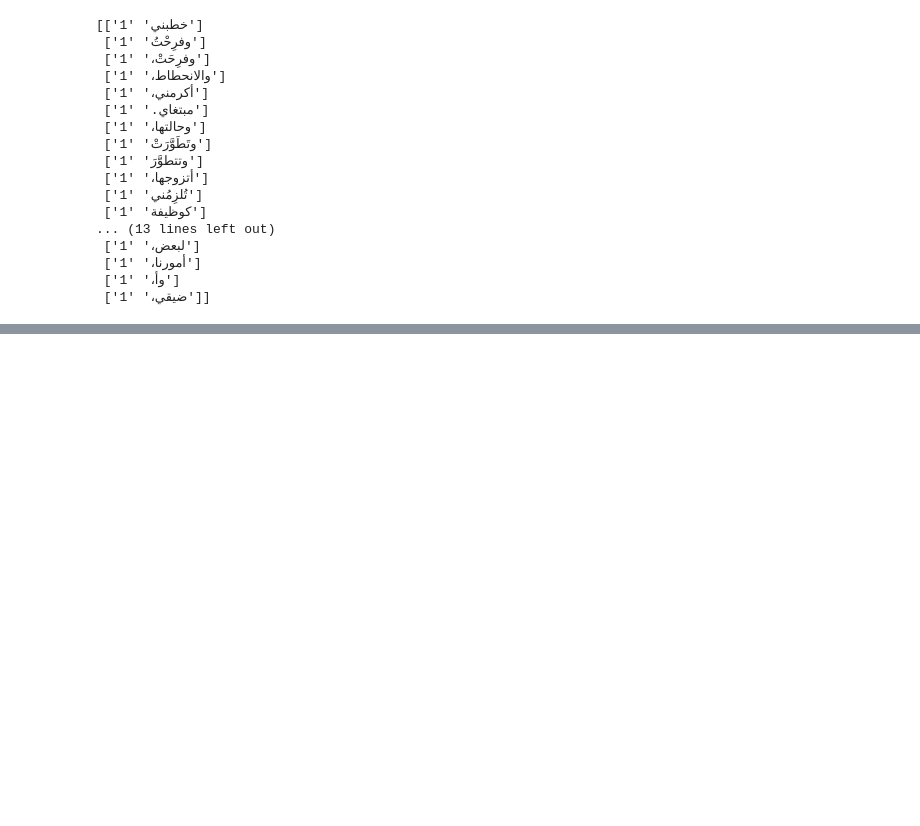
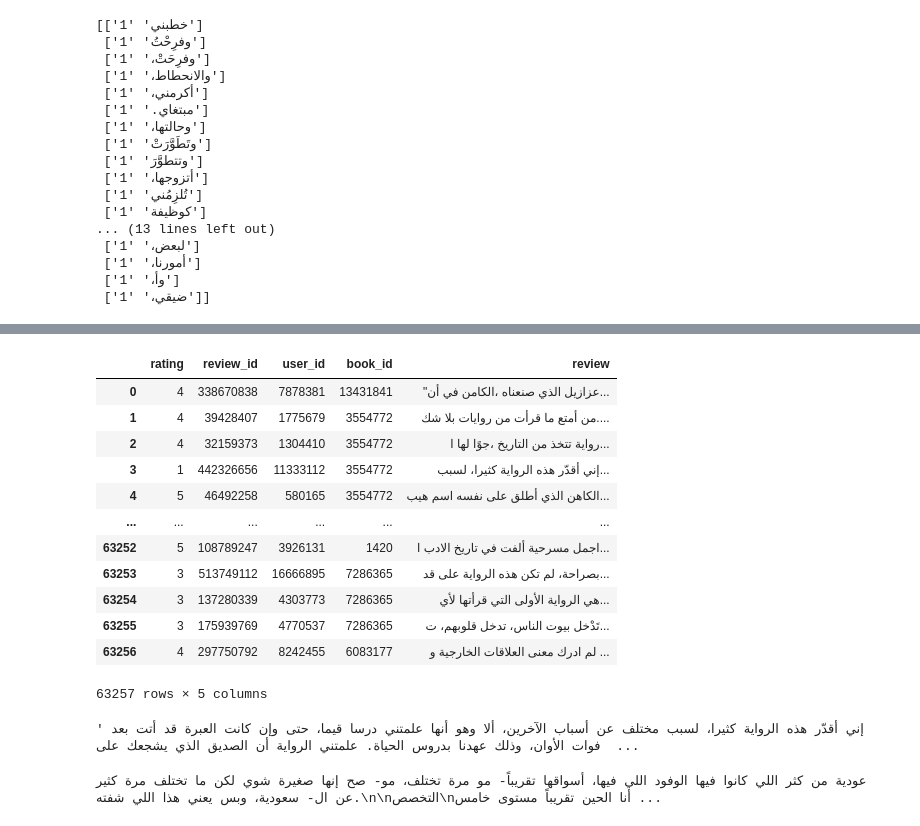
Before and after one commit to basselkassem/ar_corrector, a Jupyter notebook: ar_corrector/notebooks/vocabs.ipynb, the cells around one changed output, grey strips where cells are left out. Cells and saved outputs as stored; diff of their text form; code cells hidden in the pictures; blank space fills up the shorter version.

```diff
--- a/ar_corrector/notebooks/vocabs.ipynb
+++ b/ar_corrector/notebooks/vocabs.ipynb
@@ -75,0 +75,26 @@ print(svocabs[randind])
+# %%
+cols = ['rating', 'review_id', 'user_id', 'book_id', 'review']
+reviews = pd.read_csv('../data/reviews.tsv', sep='\t', names=cols)
+reviews
+# %% [output]
+|  | rating | review_id | user_id | book_id | review |
+| 0 | 4 | 338670838 | 7878381 | 13431841 | "عزازيل الذي صنعناه ،الكامن في أن... |
+| 1 | 4 | 39428407 | 1775679 | 3554772 | من أمتع ما قرأت من روايات بلا شك.... |
+| 2 | 4 | 32159373 | 1304410 | 3554772 | رواية تتخذ من التاريخ ،جوًا لها ا... |
+| 3 | 1 | 442326656 | 11333112 | 3554772 | إني أقدّر هذه الرواية كثيرا، لسبب... |
+| 4 | 5 | 46492258 | 580165 | 3554772 | الكاهن الذي أطلق على نفسه اسم هيب... |
+| ... | ... | ... | ... | ... | ... |
+| 63252 | 5 | 108789247 | 3926131 | 1420 | اجمل مسرحية ألفت في تاريخ الادب ا... |
+| 63253 | 3 | 513749112 | 16666895 | 7286365 | بصراحة، لم تكن هذه الرواية على قد... |
+| 63254 | 3 | 137280339 | 4303773 | 7286365 | هي الرواية الأولى التي قرأتها لأي... |
+| 63255 | 3 | 175939769 | 4770537 | 7286365 | تَدْخل بيوت الناس، تدخل قلوبهم، ت... |
+| 63256 | 4 | 297750792 | 8242455 | 6083177 | لم ادرك معنى العلاقات الخارجية و ... |
+63257 rows × 5 columns
+# %%
+reviews.review.values[3]
+# %% [output]
+' إني أقدّر هذه الرواية كثيرا، لسبب مختلف عن أسباب الآخرين، ألا وهو أنها علمتني درسا قيما، حتى وإن كانت العبرة قد أتت بعد فوات الأوان، وذلك عهدنا بدروس الحياة. علمتني الرواية أن الصديق الذي يشجعك على  ...
+# %%
+io_handler.read_txt_file('../data/raw/TXT_No_header.txt')
+# %% [output]
+عودية من كثر اللي كانوا فيها الوفود اللي فيها، أسواقها تقريباً- مو مرة تختلف، مو- صح إنها صغيرة شوي لكن ما تختلف مرة كثير عن ال- سعودية، وبس يعني هذا اللي شفته.\n\nالتخصص\nأنا الحين تقريباً مستوى خامس ...
```
Also changed, not shown: parts of 4 cells of this notebook, 15 other files.
